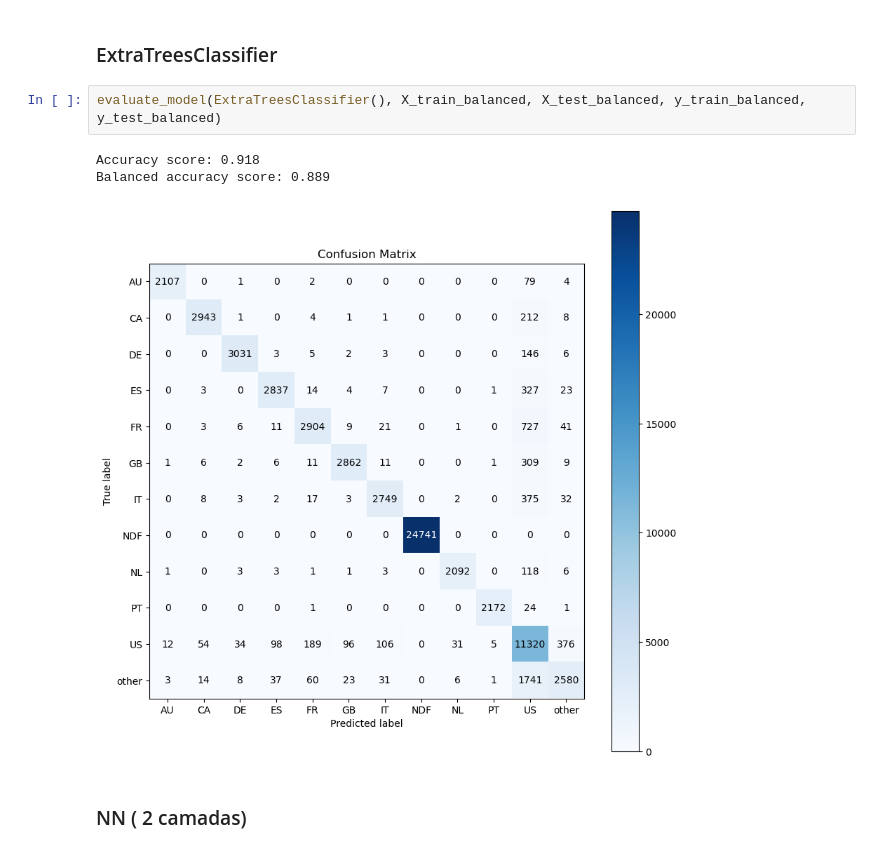
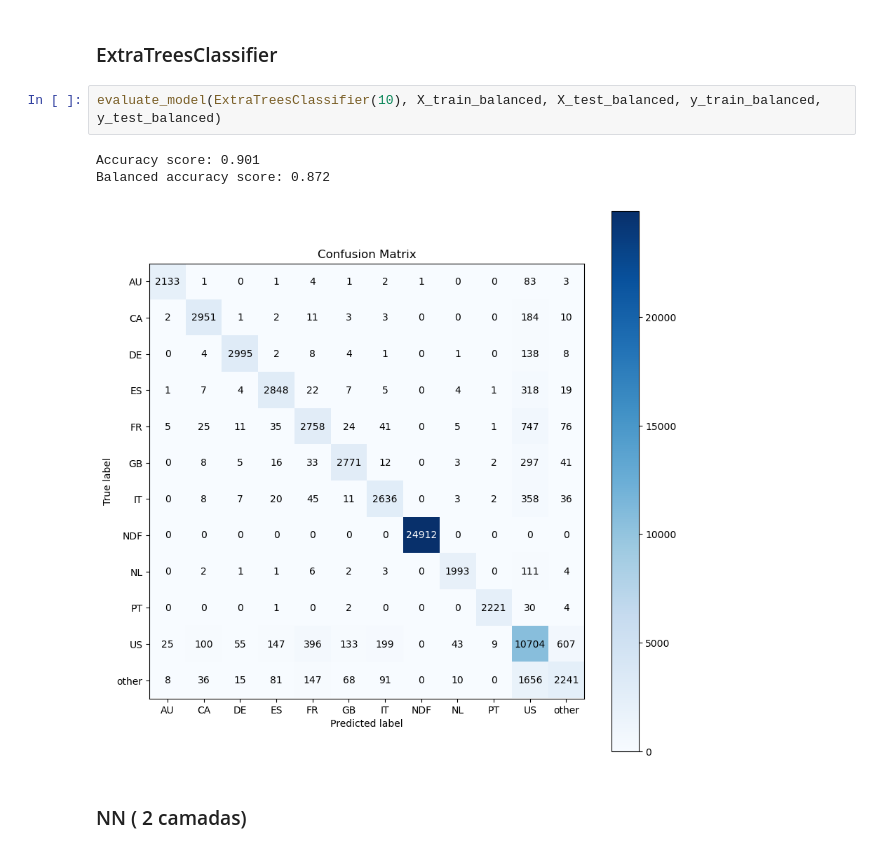
Before and after one commit to heitorfe/airbnb_booking_classification, a Jupyter notebook: notebooks/airbnb-classification-ciclo-2023.6-fine_tuning.ipynb, the cells around one changed output. Saved outputs shown, nothing was run; the diff lists cells and outputs as text.

```diff
--- a/notebooks/airbnb-classification-ciclo-2023.6-fine_tuning.ipynb
+++ b/notebooks/airbnb-classification-ciclo-2023.6-fine_tuning.ipynb
@@ -504,11 +504,11 @@ Kappa score: 0.004
 # %% [markdown]
 ### ExtraTreesClassifier
 # %%
-evaluate_model(ExtraTreesClassifier(), X_train_balanced, X_test_balanced, y_train_balanced, y_test_balanced)
+evaluate_model(ExtraTreesClassifier(10), X_train_balanced, X_test_balanced, y_train_balanced, y_test_balanced)
 # %% [output]
-Accuracy score: 0.918
-Balanced accuracy score: 0.889
+Accuracy score: 0.901
+Balanced accuracy score: 0.872
-[figure, old version]
+[figure, new version]
 # %% [markdown]
 ### NN ( 2 camadas)
 # %%
```
Also changed, not shown: parts of 2 cells of this notebook, 9 other files.
